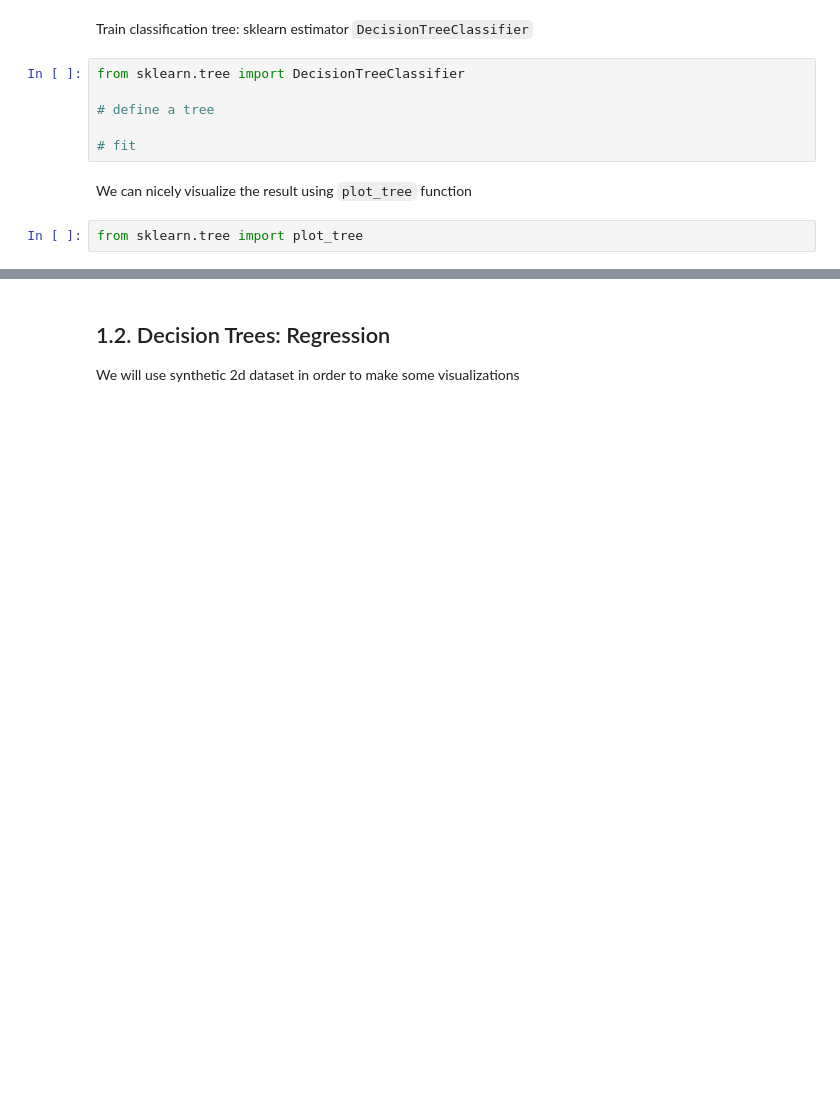
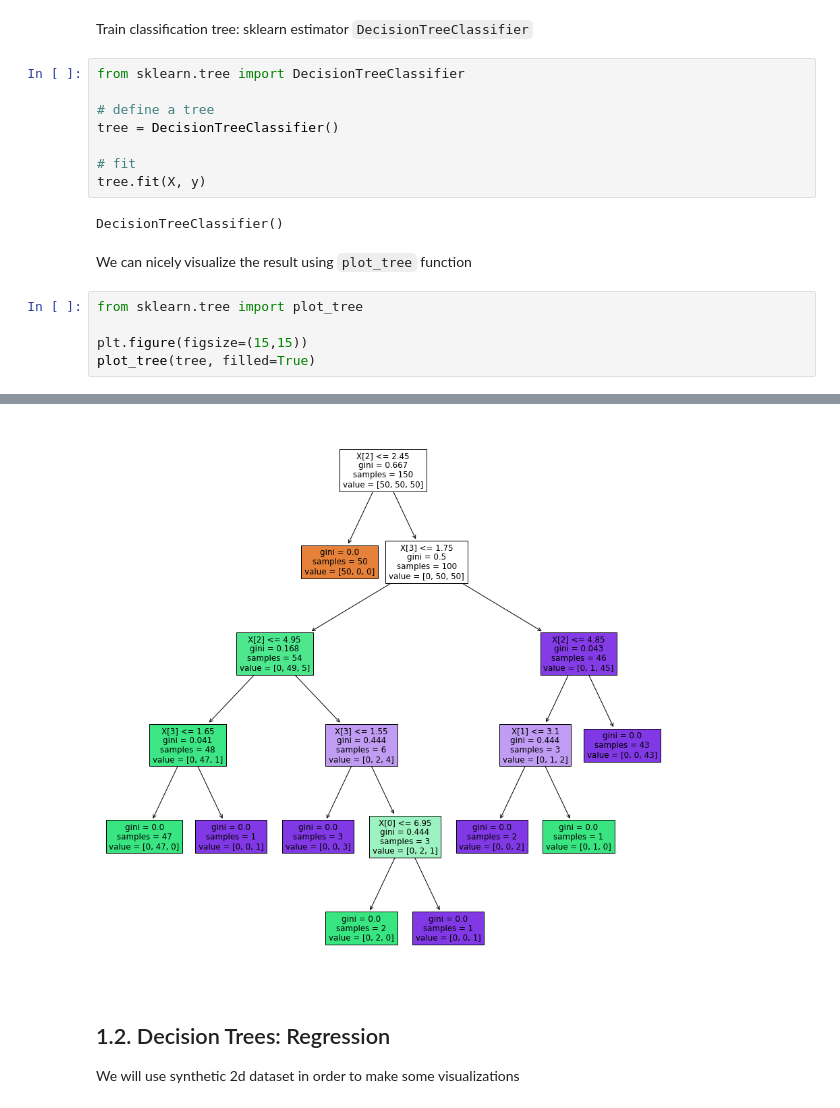
Before and after one commit to Gawainus/hse, a Jupyter notebook: mda_machine_learning/week5/part_1.ipynb, the cells around one changed output, grey strips where cells are left out. Drawn from its saved outputs; the diff is of its cells as text; blank space fills up the shorter version.

```diff
--- a/mda_machine_learning/week5/part_1.ipynb
+++ b/mda_machine_learning/week5/part_1.ipynb
@@ -27,9 +27,17 @@ Train classification tree: sklearn estimator `DecisionTreeClassifier`
 from sklearn.tree import DecisionTreeClassifier
 
 # define a tree
+tree = DecisionTreeClassifier()
 
 # fit
+tree.fit(X, y)
+# %% [output]
+DecisionTreeClassifier()
 # %% [markdown]
 We can nicely visualize the result using `plot_tree` function
 # %%
 from sklearn.tree import plot_tree
+
+plt.figure(figsize=(15,15))
+plot_tree(tree, filled=True)
+# %% [output]
@@ -36,3 +61,4 @@ from sklearn.tree import plot_tree
+[figure, added]
 # %% [markdown]
 ## 1.2. Decision Trees: Regression
 
```
Also changed, not shown: parts of 9 cells of this notebook, 7 other files.
